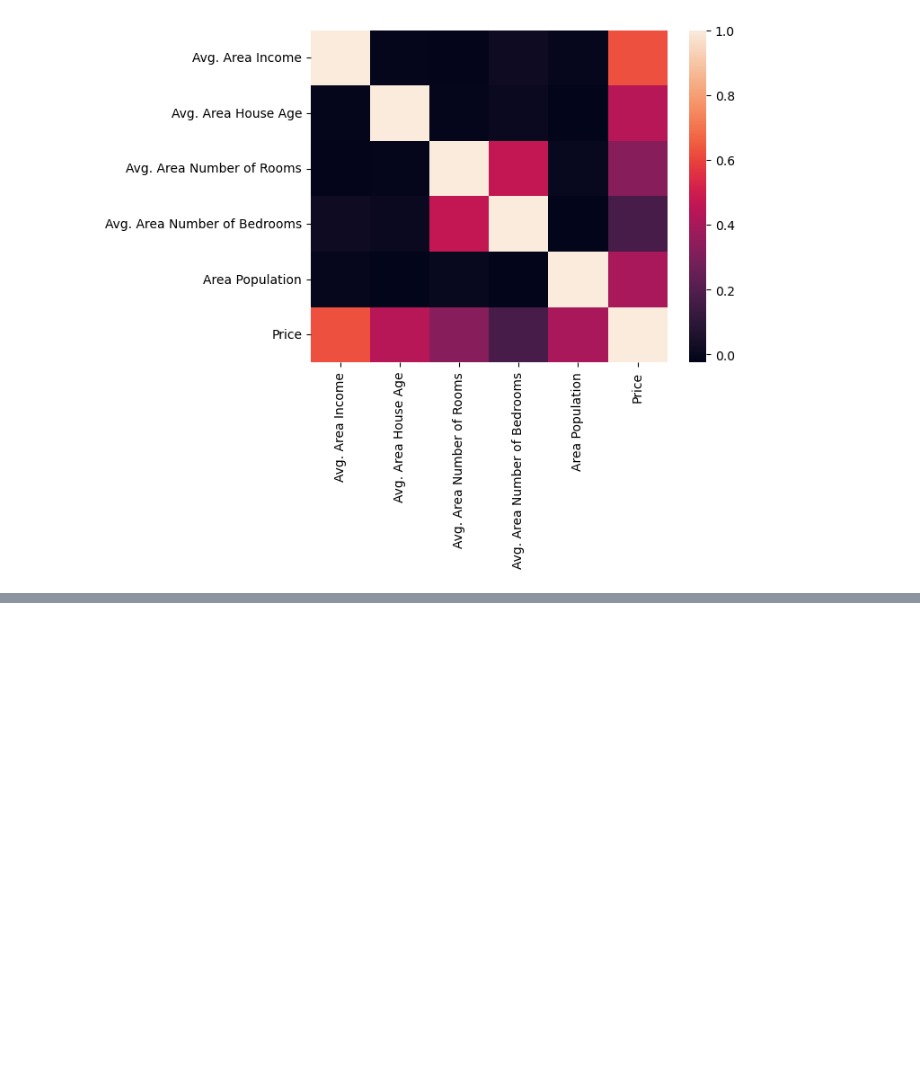
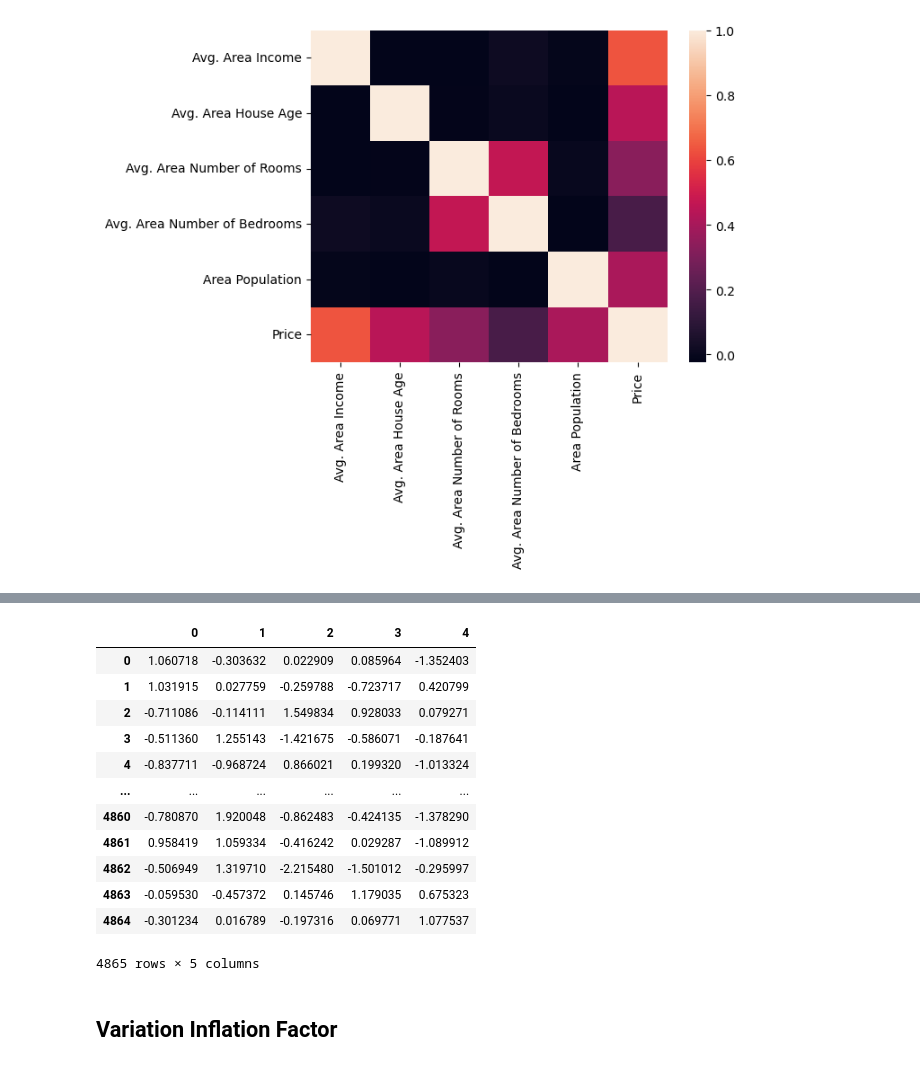
Before and after one commit to Selvam-DG/Machine_Learning_Techniques, a Jupyter notebook: Linear_Regression/Linear_Regression_1(USA_HOUSING).ipynb, the cells around one changed output, grey strips where cells are left out. Cells and saved outputs as stored; diff of their text form; code cells hidden in the pictures; blank space fills up the shorter version.

```diff
--- a/Linear_Regression/Linear_Regression_1(USA_HOUSING).ipynb
+++ b/Linear_Regression/Linear_Regression_1(USA_HOUSING).ipynb
@@ -228,0 +237,3 @@ sns.heatmap(dataset.corr(), annot = True, cmap = 'coolwarm')
+# %%
+x = dataset[['Avg. Area Income', 'Avg. Area House Age', 'Avg. Area Number of Rooms','Avg. Area Number of Bedrooms', 'Area Population']]
+x.head()
@@ -228,0 +259,4 @@ sns.heatmap(dataset.corr(), annot = True, cmap = 'coolwarm')
+# %%
+from sklearn.preprocessing import StandardScaler
+scaler = StandardScaler()
+x_scaled = scaler.fit_transform(x)
@@ -228,0 +273,18 @@ sns.heatmap(dataset.corr(), annot = True, cmap = 'coolwarm')
+# %%
+pd.DataFrame(x_scaled)
+# %% [output]
+|  | 0 | 1 | 2 | 3 | 4 |
+| 0 | 1.060718 | -0.303632 | 0.022909 | 0.085964 | -1.352403 |
+| 1 | 1.031915 | 0.027759 | -0.259788 | -0.723717 | 0.420799 |
+| 2 | -0.711086 | -0.114111 | 1.549834 | 0.928033 | 0.079271 |
+| 3 | -0.511360 | 1.255143 | -1.421675 | -0.586071 | -0.187641 |
+| 4 | -0.837711 | -0.968724 | 0.866021 | 0.199320 | -1.013324 |
+| ... | ... | ... | ... | ... | ... |
+| 4860 | -0.780870 | 1.920048 | -0.862483 | -0.424135 | -1.378290 |
+| 4861 | 0.958419 | 1.059334 | -0.416242 | 0.029287 | -1.089912 |
+| 4862 | -0.506949 | 1.319710 | -2.215480 | -1.501012 | -0.295997 |
+| 4863 | -0.059530 | -0.457372 | 0.145746 | 1.179035 | 0.675323 |
+| 4864 | -0.301234 | 0.016789 | -0.197316 | 0.069771 | 1.077537 |
+4865 rows × 5 columns
+# %% [markdown]
+## Variation Inflation Factor
```
Also changed, not shown: parts of 20 cells of this notebook.
